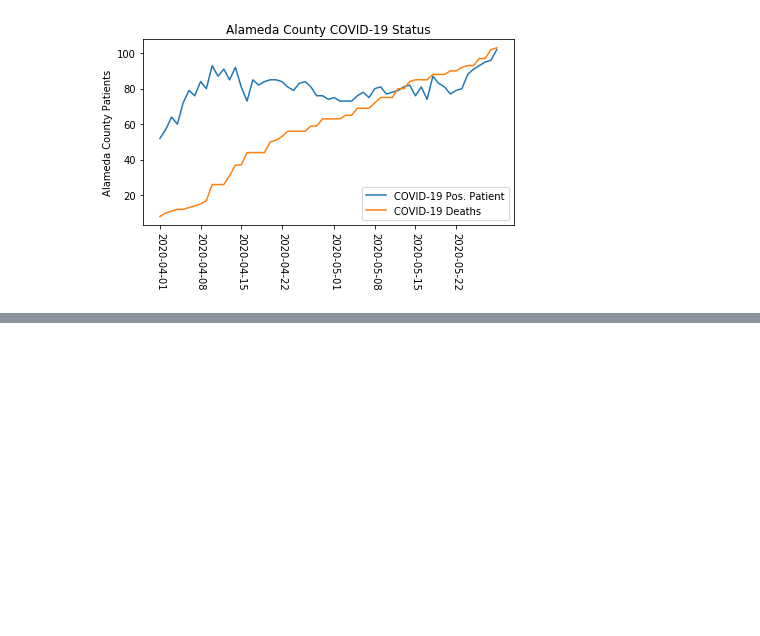
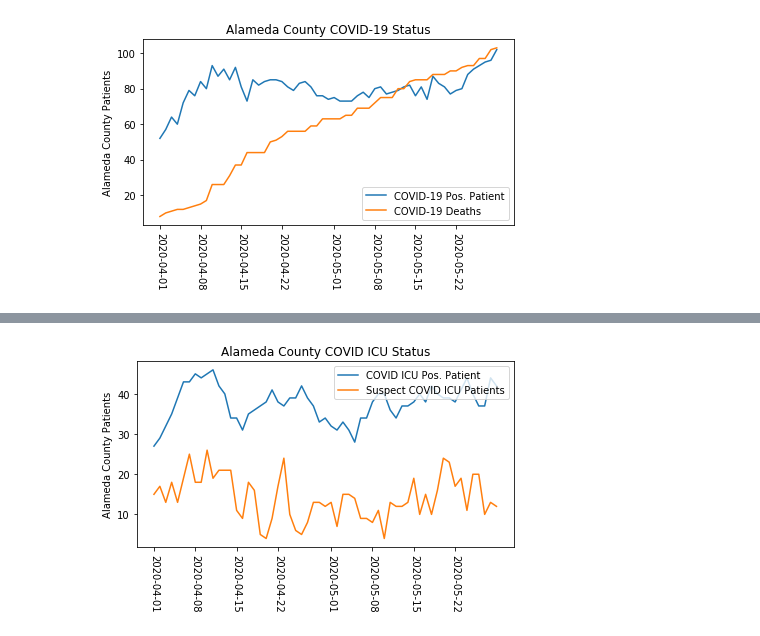
Before and after one commit to imteazs/covid19-ca-visual, a Jupyter notebook: covid19_analysis.ipynb, the cells around one changed output, grey strips where cells are left out. Cells and saved outputs as stored; diff of their text form; code cells hidden in the pictures; blank space fills up the shorter version.

```diff
--- a/covid19_analysis.ipynb
+++ b/covid19_analysis.ipynb
@@ -57,0 +82,10 @@ plt.savefig('data/total_alameda_status.png', dpi = 300)
+# %%
+setfig('Alameda County COVID ICU Status', 'Alameda County Patients')
+alameda_ICU = countyICU(alameda_df)
+plt.plot('date', 'ICU COVID-19 Positive Patients', data = alameda_ICU, label = 'COVID ICU Pos. Patient')
+plt.plot('date', 'ICU COVID-19 Suspected Patients', data = alameda_ICU, label = 'Suspect COVID ICU Patients')
+plt.legend(loc = 'upper right')
+plt.tight_layout()
+plt.savefig('data/alameda_icu_status.png', dpi = 300)
+# %% [output]
+[figure, added]
```
Also changed, not shown: parts of 3 cells of this notebook, 7 other files.
